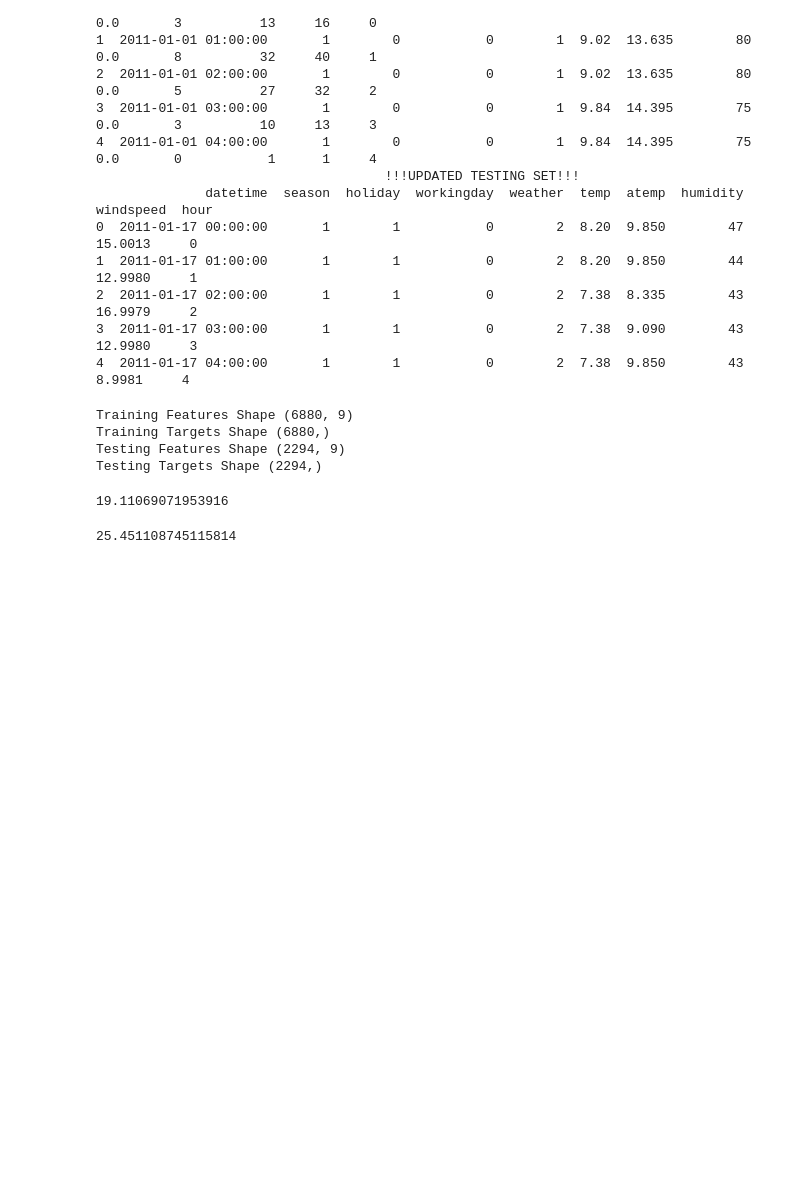
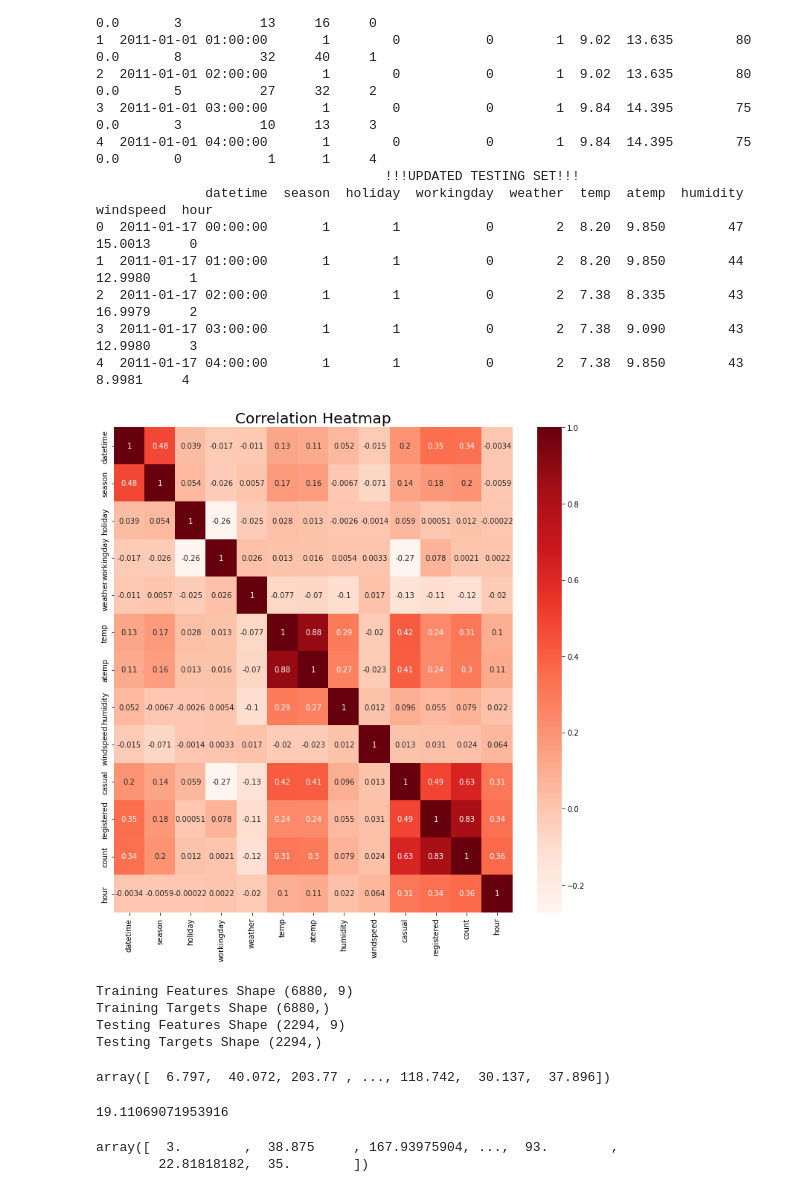
Before and after one commit to gantaphani/Phanesh_INFO5502_Spring2022, a Jupyter notebook: lab_assignment_06.ipynb, the cells around one changed output. Cells and saved outputs as stored; diff of their text form; code cells hidden in the pictures; blank space fills up the shorter version.

```diff
--- a/lab_assignment_06.ipynb
+++ b/lab_assignment_06.ipynb
@@ -178,6 +178,18 @@ print(testSet.head(5).to_string())
 2  2011-01-17 02:00:00       1        1           0        2  7.38  8.335        43    16.9979     2
 3  2011-01-17 03:00:00       1        1           0        2  7.38  9.090        43    12.9980     3
 4  2011-01-17 04:00:00       1        1           0        2  7.38  9.850        43     8.9981     4
+# %%
+from importlib import reload
+import matplotlib.pyplot as plt
+import seaborn as s
+
+correlation = trainingSet.apply(lambda x: x.factorize()[0]).corr()
+plt.figure(figsize=(12,12))
+s.heatmap(correlation, annot=True, cmap="Reds")
+plt.title('Correlation Heatmap', fontsize=20)
+plt.show()
+# %% [output]
+[figure, added]
 # %%
 #Taking all columns as features for higher accuracy, except the target ones to predict count of Bikers
 Features=trainingSet[['hour','season','holiday','workingday','weather','temp','atemp','humidity','windspeed']]
@@ -200,17 +212,22 @@ rf=RandomForestRegressor(n_estimators=1000,random_state=42)
 rf.fit(TrainFeatures,TrainTargets)
 #Predicting on the Test Set and calcualting root mean squared error
 forestPredictedValues=rf.predict(TestFeatures)
-RMSE=math.sqrt(np.square(np.subtract(forestPredictedValues,TestTargets)).mean())
-print(RMSE)
+forestPredictedValues
 # %% [output]
-19.11069071953916
+array([  6.797,  40.072, 203.77 , ..., 118.742,  30.137,  37.896])
+# %%
+#Calcualte the root mean square error (RMSE) which is a metric that tells us how far apart our predicted values are from our observed values in a model, on average
+RMSE=math.sqrt(np.square(np.subtract(forestPredictedValues,TestTargets)).mean())
+print(RMSE)
+# %% [output]
+19.11069071953916
 # %%
 #Building and Training the Decision Tree Regression Model
-dt=DecisionTreeRegressor()
+dt=DecisionTreeRegressor(max_depth=10)
 dt.fit(TrainFeatures,TrainTargets)
 #Predicting on the Test Set and calcualting root mean squared error
 decisionPredictedValues=dt.predict(TestFeatures)
-RMSE=math.sqrt(np.square(np.subtract(decisionPredictedValues,TestTargets)).mean())
-print(RMSE)
+decisionPredictedValues
 # %% [output]
-25.451108745115814
+array([  3.        ,  38.875     , 167.93975904, ...,  93.        ,
+        22.81818182,  35.        ])
```
Also changed, not shown: parts of 6 cells of this notebook.
